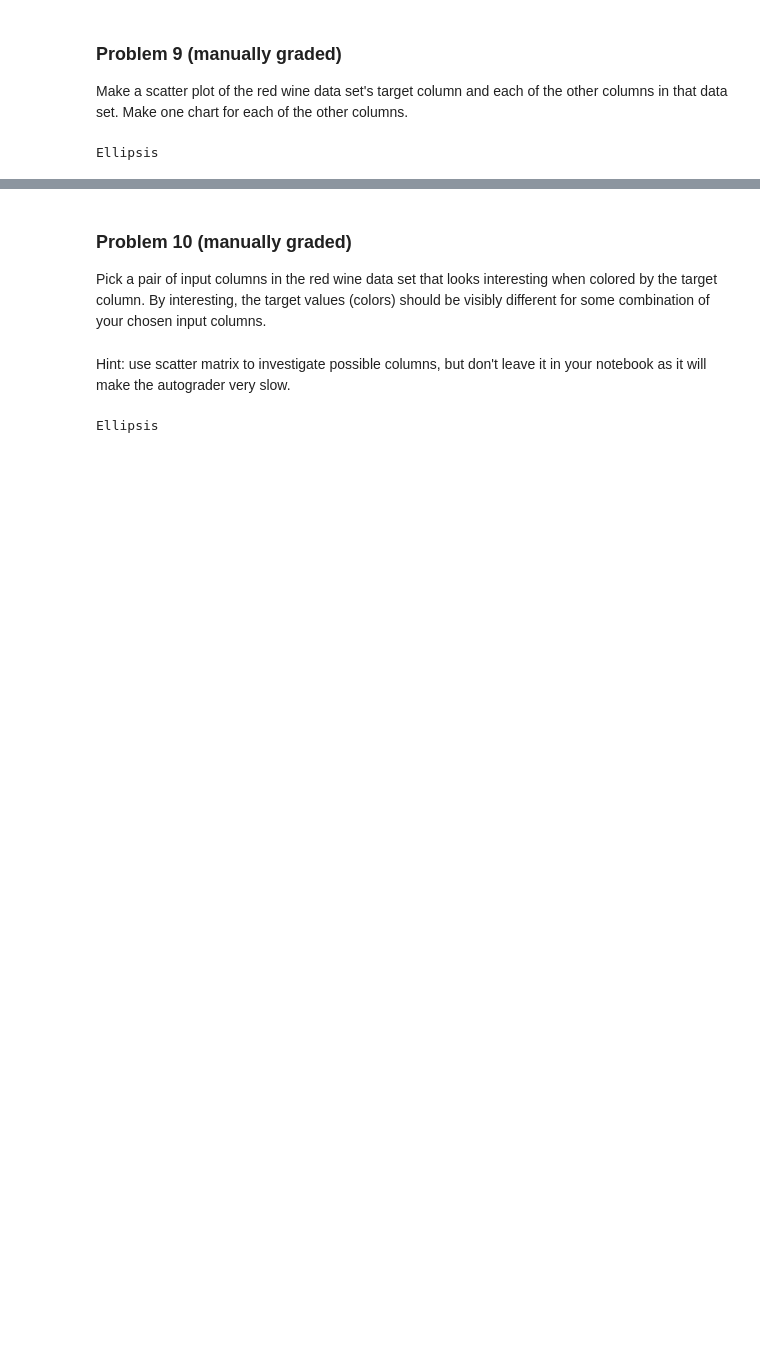
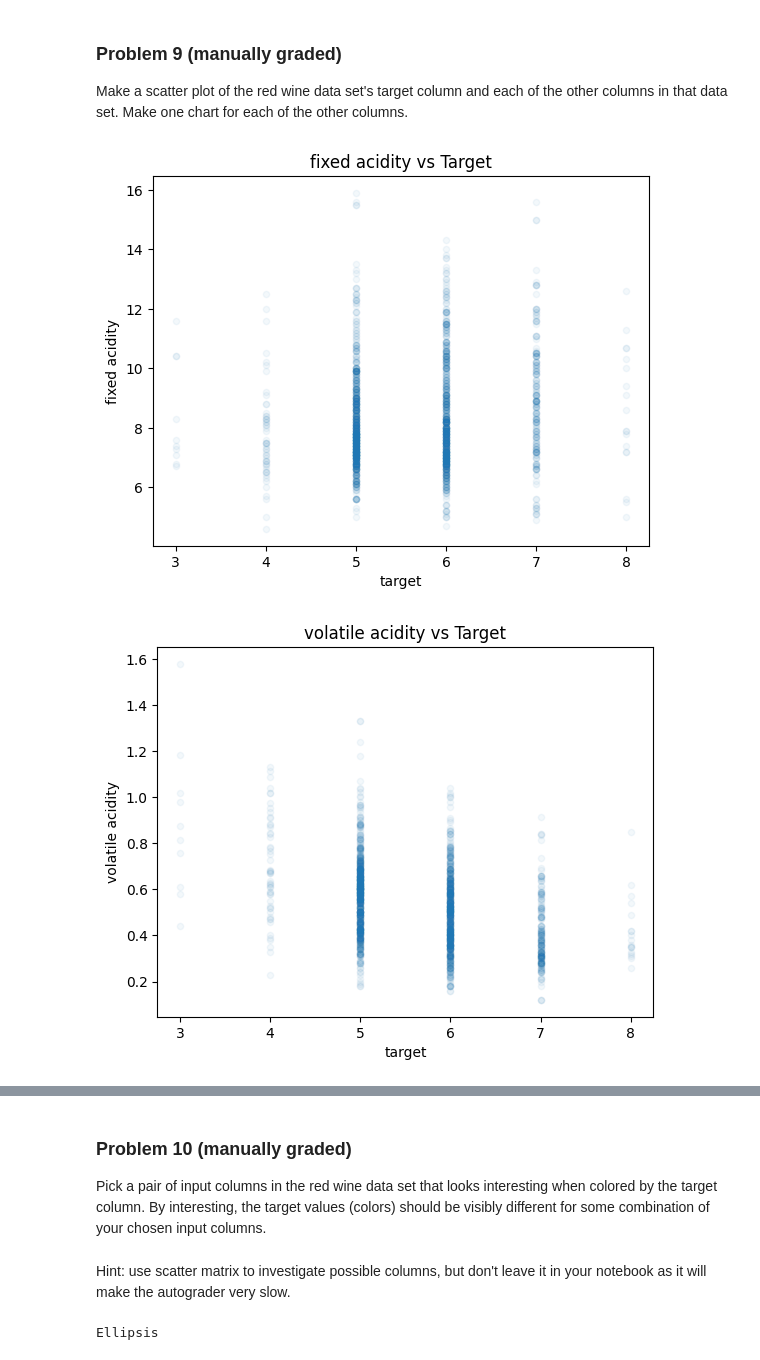
Before and after one commit to mmorebugit/dx602-homework-10, a Jupyter notebook: homework.ipynb, the cells around one changed output, grey strips where cells are left out. Saved outputs shown, nothing was run; the diff lists cells and outputs as text; code cells hidden in the pictures; blank space fills up the shorter version.

```diff
--- a/homework.ipynb
+++ b/homework.ipynb
@@ -229,9 +216,12 @@ Text(0, 0.5, 'Alcohol Level (%)')
 
 Make a scatter plot of the red wine data set's target column and each of the other columns in that data set.
 Make one chart for each of the other columns.
-# %%
-# YOUR CHANGES HERE
-
-_ = plot.scatter()
-# %% [output]
-Ellipsis
+# %%
+# YOUR CHANGES HERE
+
+for col in [col for col in red_wine.columns if col !='target']:
+    red_wine.plot.scatter("target", col, alpha=0.05)
+    plt.title(f'{col} vs Target')
+# %% [output]
+[figure, added]
+[figure, added]
```
Also changed, not shown: parts of 3 cells of this notebook.
